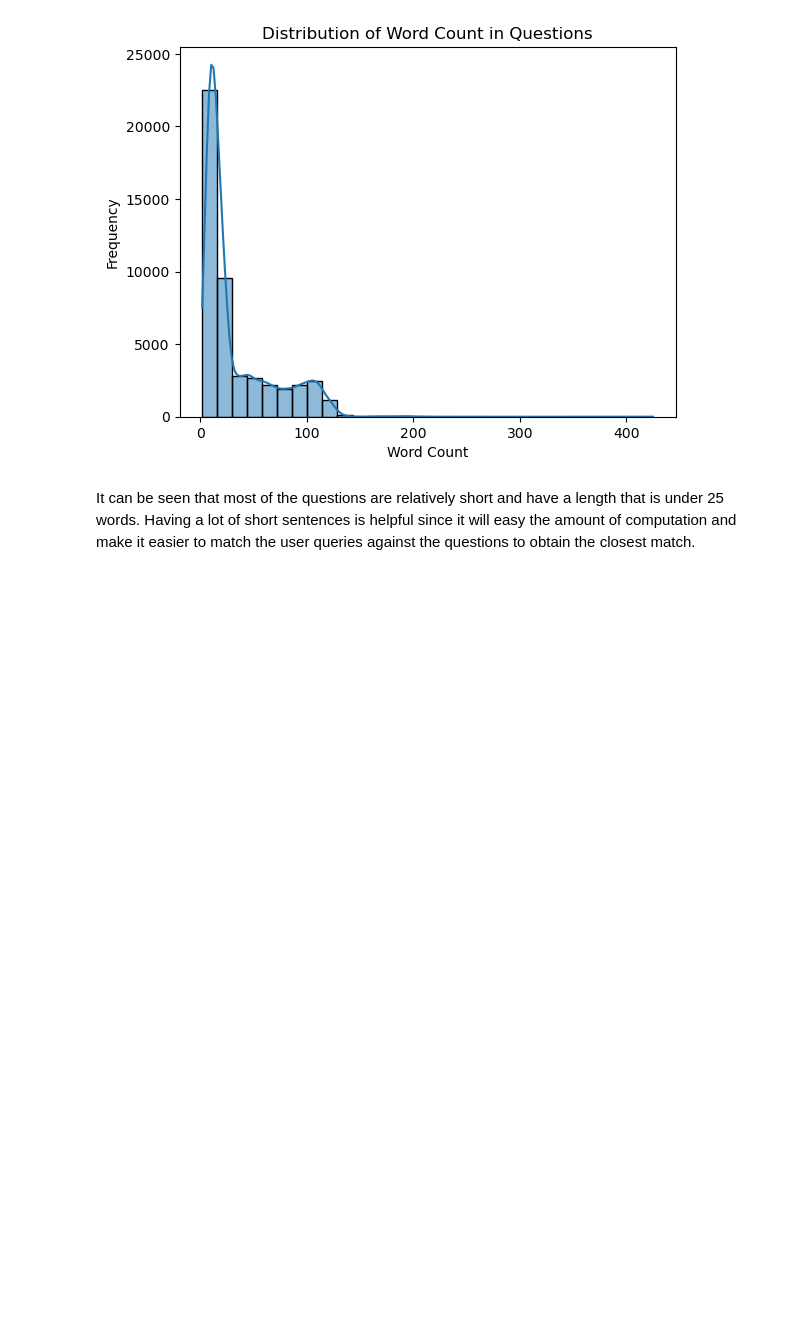
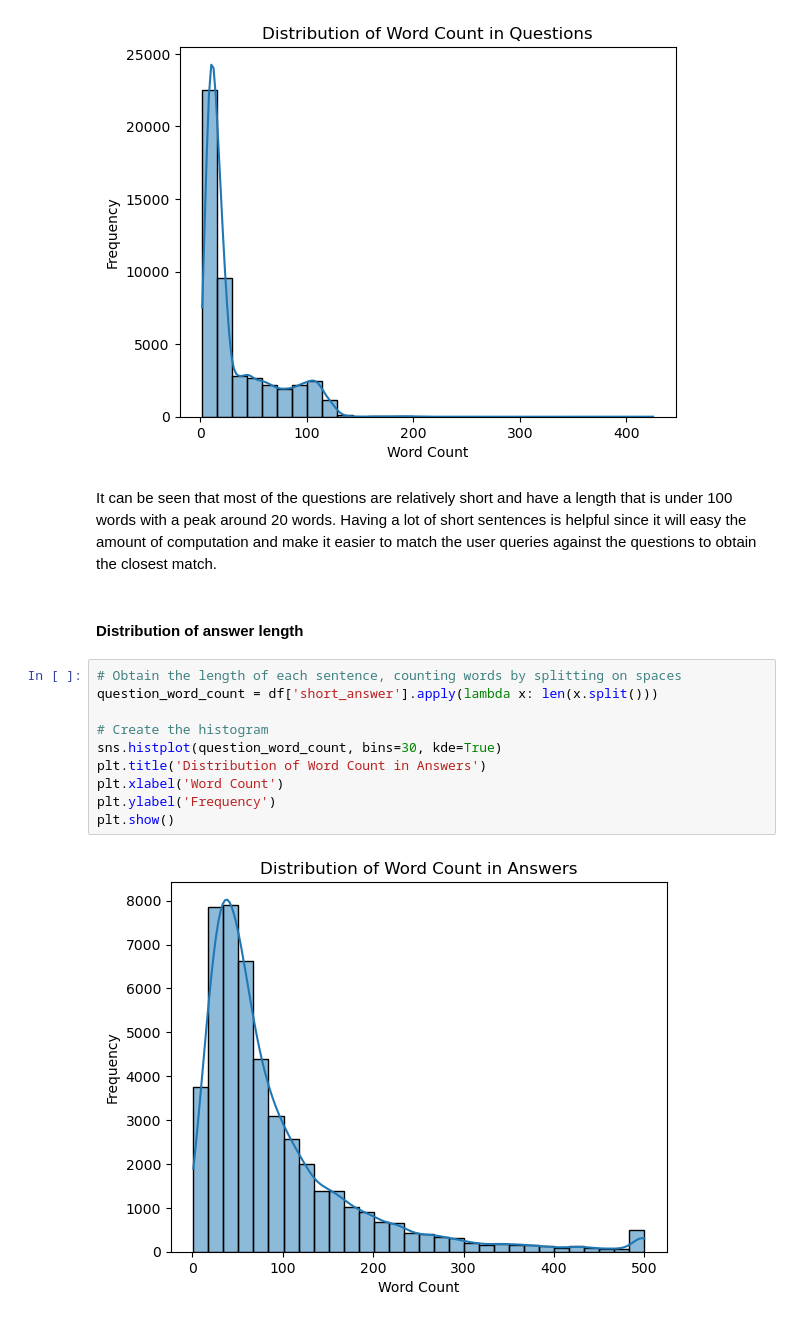
Before and after one commit to Arnav710/cse150a, a Jupyter notebook: data_exploration.ipynb, the cells around one changed output. Cells and saved outputs as stored; diff of their text form; blank space fills up the shorter version.

Commit message:
feat: add plot for distribution of answer length

```diff
--- a/data_exploration.ipynb
+++ b/data_exploration.ipynb
@@ -126,4 +126,18 @@ plt.show()
 # %% [output]
 [figure]
 # %% [markdown]
-It can be seen that most of the questions are relatively short and have a length that is under 25 words. Having a lot of short sentences is helpful since it will easy the amount of computation and make it easier to match the user queries against the questions to obtain the closest match.
+It can be seen that most of the questions are relatively short and have a length that is under 100 words with a peak around 20 words. Having a lot of short sentences is helpful since it will easy the amount of computation and make it easier to match the user queries against the questions to obtain the closest match.
+# %% [markdown]
+#### Distribution of answer length
+# %%
+# Obtain the length of each sentence, counting words by splitting on spaces
+question_word_count = df['short_answer'].apply(lambda x: len(x.split()))
+
+# Create the histogram
+sns.histplot(question_word_count, bins=30, kde=True)
+plt.title('Distribution of Word Count in Answers')
+plt.xlabel('Word Count')
+plt.ylabel('Frequency')
+plt.show()
+# %% [output]
+[figure, added]
```
Also changed, not shown: parts of 2 cells of this notebook.
